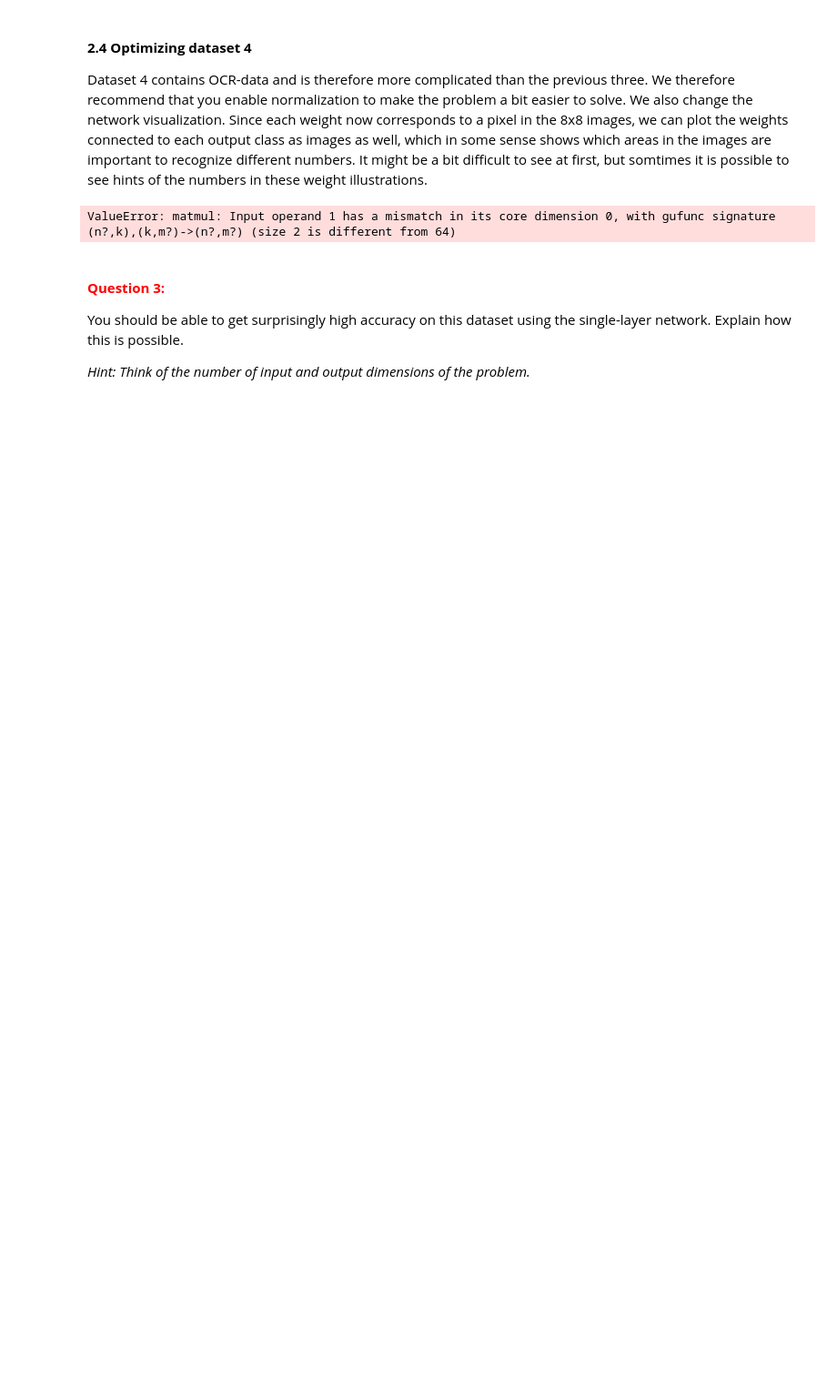
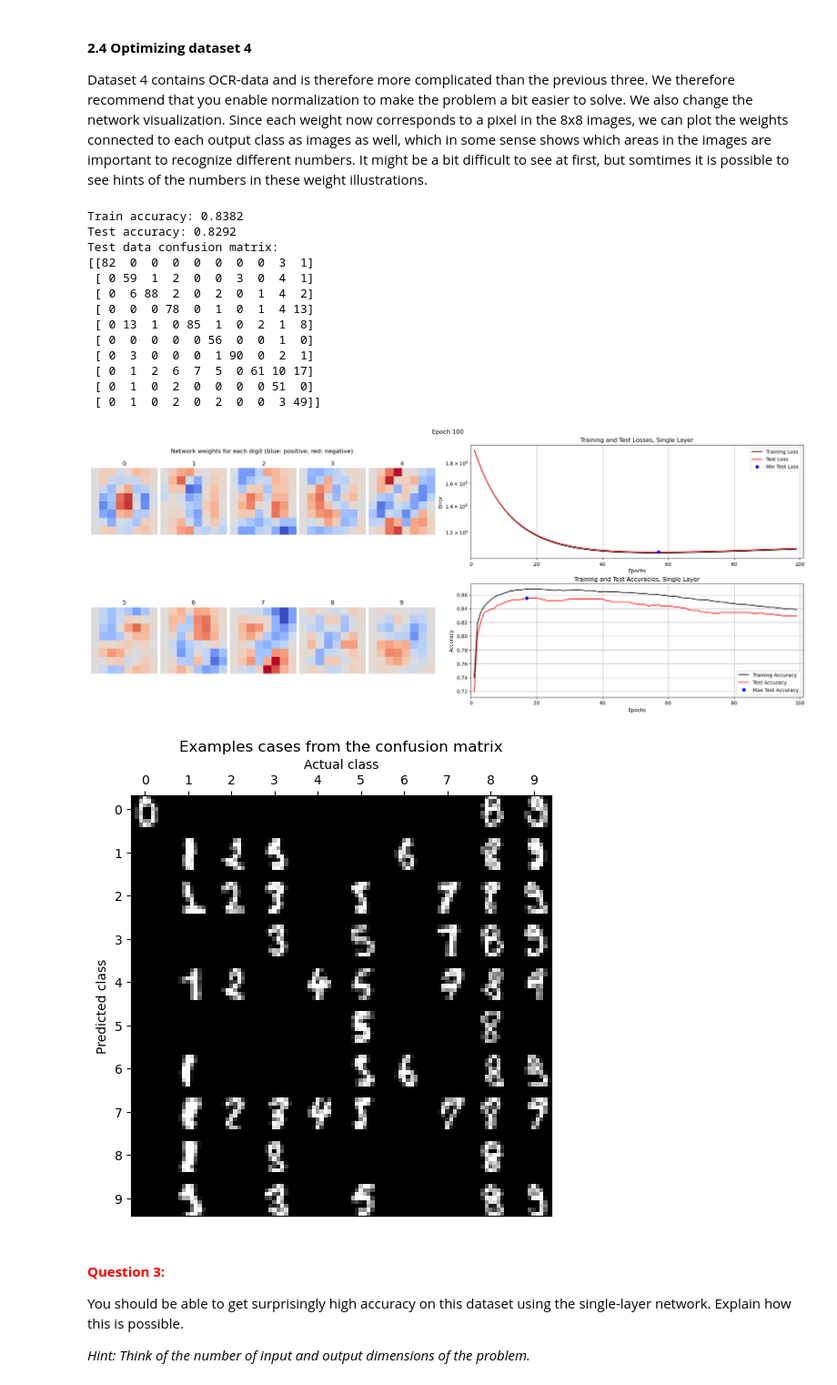
Before and after one commit to mattuz/TBMI26-neural-networks, a Jupyter notebook: LabCode/A1_Supervised/main2_SingleLayer.ipynb, the cells around one changed output. Shown: that part at 91% size. Saved outputs shown, nothing was run; the diff lists cells and outputs as text; code cells hidden in the pictures; blank space fills up the shorter version.

```diff
--- a/LabCode/A1_Supervised/main2_SingleLayer.ipynb
+++ b/LabCode/A1_Supervised/main2_SingleLayer.ipynb
@@ -493,20 +493,34 @@ Dataset 4 contains OCR-data and is therefore more complicated than the previous
 # %%
 # --------------------------------------------
 # === Your code here =========================
 # --------------------------------------------
 
-nInputs = XTrain.shape[1]
+nInputs = 64
 nClasses = 10
 
 W0 = np.random.normal(0, 0.01, (nInputs, nClasses ))
 B0 = np.random.normal(0, 0.01, (1, nClasses))
 
 params = {"epochs": 100, "learningRate": 0.05, "normalize": True, "useTanOutput": False}
 # ============================================
 
 trainSingleLayerOnDataset(4, 0.15, W0, B0, params)
 # %% [output]
-ValueError: matmul: Input operand 1 has a mismatch in its core dimension 0, with gufunc signature (n?,k),(k,m?)->(n?,m?) (size 2 is different from 64)
+Train accuracy: 0.8382
+Test accuracy: 0.8292
+Test data confusion matrix:
+[[82  0  0  0  0  0  0  0  3  1]
+ [ 0 59  1  2  0  0  3  0  4  1]
+ [ 0  6 88  2  0  2  0  1  4  2]
+ [ 0  0  0 78  0  1  0  1  4 13]
+ [ 0 13  1  0 85  1  0  2  1  8]
+ [ 0  0  0  0  0 56  0  0  1  0]
+ [ 0  3  0  0  0  1 90  0  2  1]
+ [ 0  1  2  6  7  5  0 61 10 17]
+ [ 0  1  0  2  0  0  0  0 51  0]
+ [ 0  1  0  2  0  2  0  0  3 49]]
+[figure, added]
+[figure, added]
 # %% [markdown]
 #### **<span style="color:red">Question 3:</span>**
 
```
Also changed, not shown: parts of 9 cells of this notebook, 1 other file.
